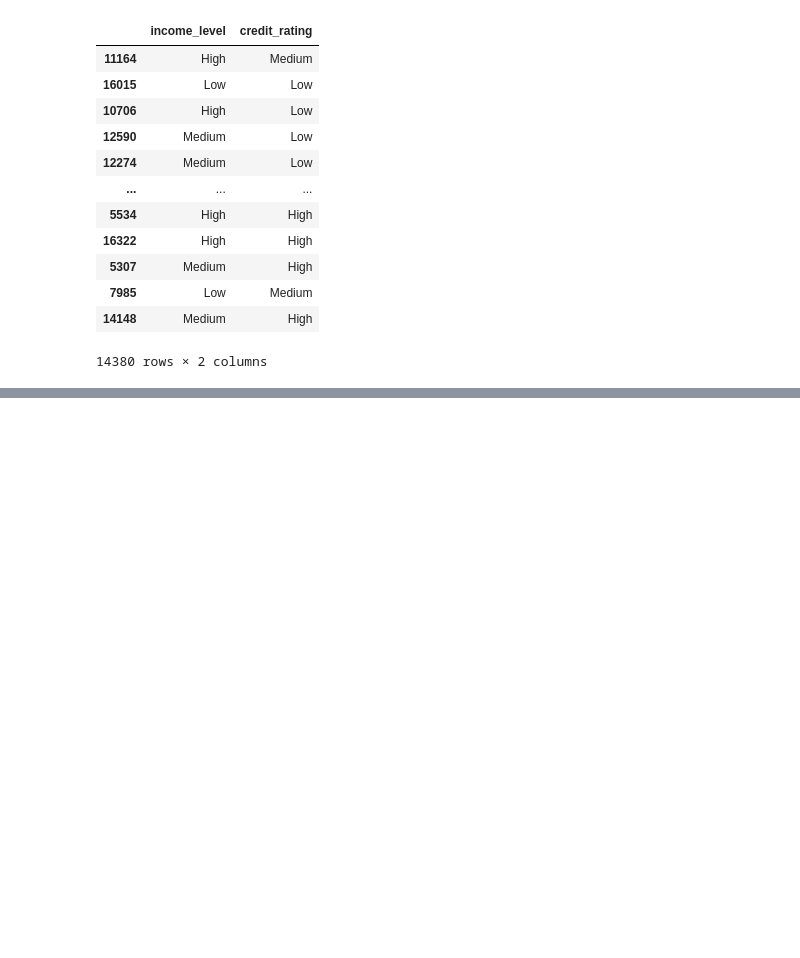
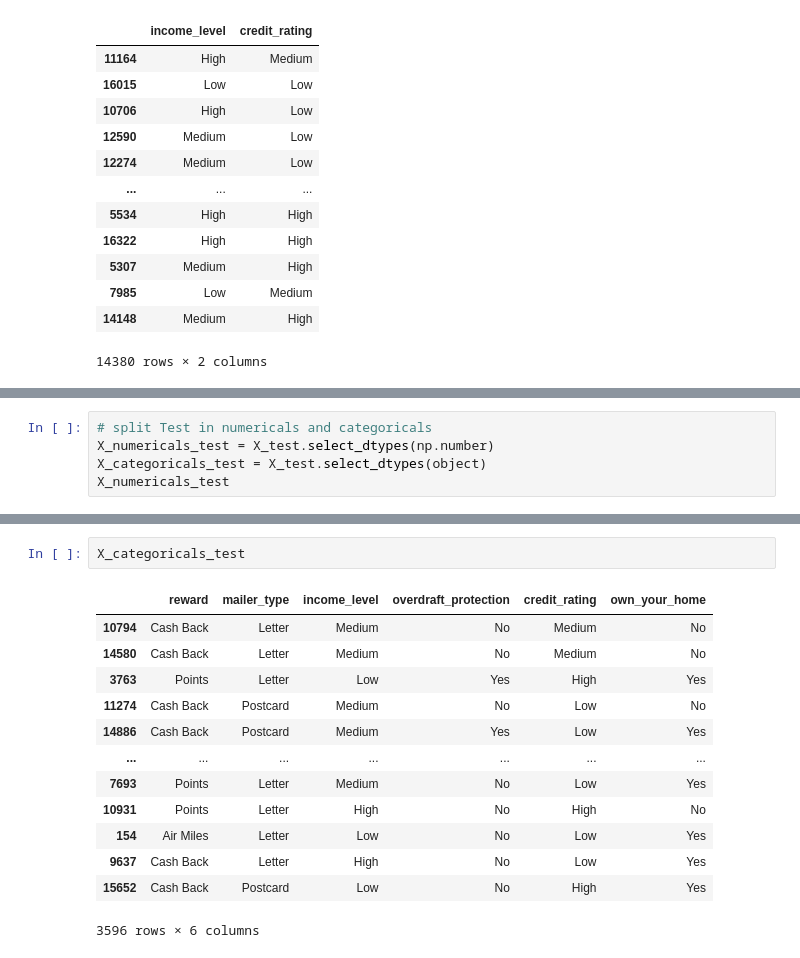
Before and after one commit to hollyjanedalton/mid_bootcamp_project, a Jupyter notebook: Building models.ipynb, the cells around one changed output, grey strips where cells are left out. Drawn from its saved outputs; the diff is of its cells as text; blank space fills up the shorter version.

```diff
--- a/Building models.ipynb
+++ b/Building models.ipynb
@@ -251,0 +346,5 @@ ordinal_coded_columns
+# %%
+# split Test in numericals and categoricals
+X_numericals_test = X_test.select_dtypes(np.number)
+X_categoricals_test = X_test.select_dtypes(object)
+X_numericals_test
@@ -251,0 +365,16 @@ ordinal_coded_columns
+# %%
+X_categoricals_test
+# %% [output]
+|  | reward | mailer_type | income_level | overdraft_protection | credit_rating | own_your_home |
+| 10794 | Cash Back | Letter | Medium | No | Medium | No |
+| 14580 | Cash Back | Letter | Medium | No | Medium | No |
+| 3763 | Points | Letter | Low | Yes | High | Yes |
+| 11274 | Cash Back | Postcard | Medium | No | Low | No |
+| 14886 | Cash Back | Postcard | Medium | Yes | Low | Yes |
+| ... | ... | ... | ... | ... | ... | ... |
+| 7693 | Points | Letter | Medium | No | Low | Yes |
+| 10931 | Points | Letter | High | No | High | No |
+| 154 | Air Miles | Letter | Low | No | Low | Yes |
+| 9637 | Cash Back | Letter | High | No | Low | Yes |
+| 15652 | Cash Back | Postcard | Low | No | High | Yes |
+3596 rows × 6 columns
```
Also changed, not shown: parts of 27 cells of this notebook.
